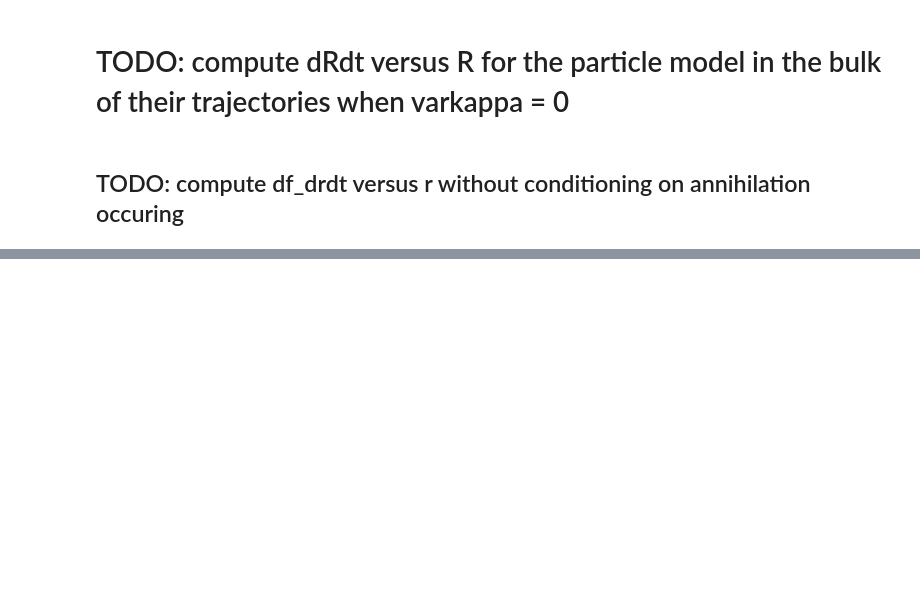
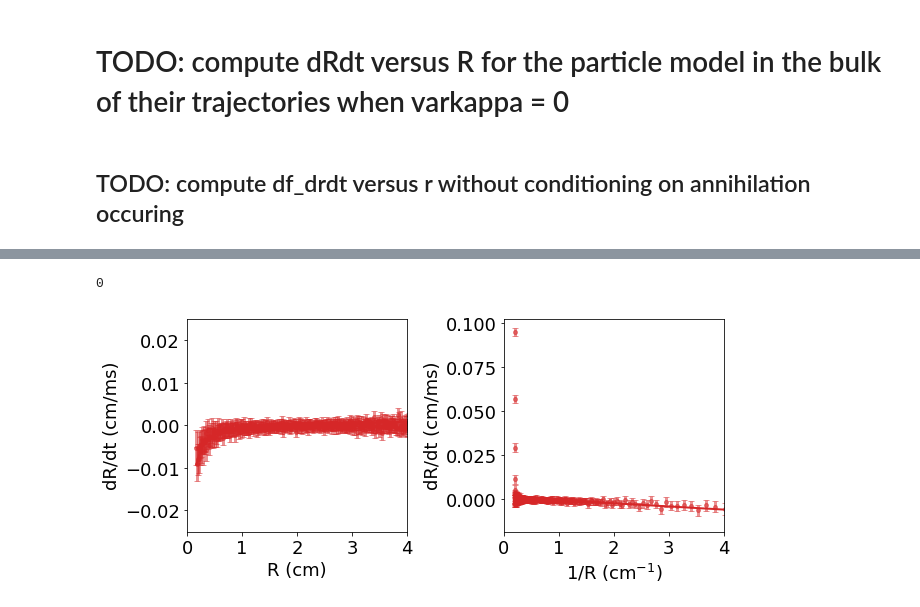
Before and after one commit to timtyree/care, a Jupyter notebook: notebooks/Measuring Average Forces between Spiral Tips.ipynb, the cells around one changed output, grey strips where cells are left out. Cells and saved outputs as stored; diff of their text form; code cells hidden in the pictures; blank space fills up the shorter version.

Commit message:
created method to compute mean radial velocity in bulk of trajectories

```diff
--- a/notebooks/Measuring Average Forces between Spiral Tips.ipynb
+++ b/notebooks/Measuring Average Forces between Spiral Tips.ipynb
@@ -3255,3 +3257,17 @@ def get_compute_initial_inout_angles(width,height):
 # TODO: compute dRdt versus R for the particle model in the bulk of their trajectories when varkappa = 0
 # %% [markdown]
 ## TODO: compute df_drdt versus r without conditioning on annihilation occuring
+# %%
+#200 trials
+aggregated_fn='/Users/timothytyree/Documents/GitHub/bgmc/python/data/local_results/euic_False_fc_2_r_0.1_D_2_L_10_kappa_1500_varkappa_0/general_numframesbetween_1_dropshorterthan_150.csv'
+#8 trials
+
+# bins='auto'
+bins=20
+
+
+# input_fn=aggregated_fn
+df=pd.read_csv(aggregated_fn)
+
+R_values=df['r'].values
+dRdt_values=df['drdt'].values
@@ -3257,0 +3322,18 @@ def get_compute_initial_inout_angles(width,height):
+# %%
+#save df as csv
+save_fn=aggregated_fn.replace('.csv',f'_bins_{bins}.csv')
+df_drdt.to_csv(save_fn)
+beep(4)
+# %% [output]
+0
+# %%
+ylim=0.025
+#plot mean radial velocities
+fig, axs = plt.subplots(ncols=2, figsize=(9, 4))
+PlotMeanRadialVelocities(axs, x_values, y_values, y_err_values, y_hat_values,c='C3')
+# PlotMeanRadialVelocities(axs, x_values2, y_values2, y_err_values2, y_hat_values2,c='C4')
+axs[0].set_ylim([-ylim,ylim])
+plt.tight_layout()
+plt.show()
+# %% [output]
+[figure, added]
```
Also changed, not shown: parts of 3 cells of this notebook, 4 other files.
